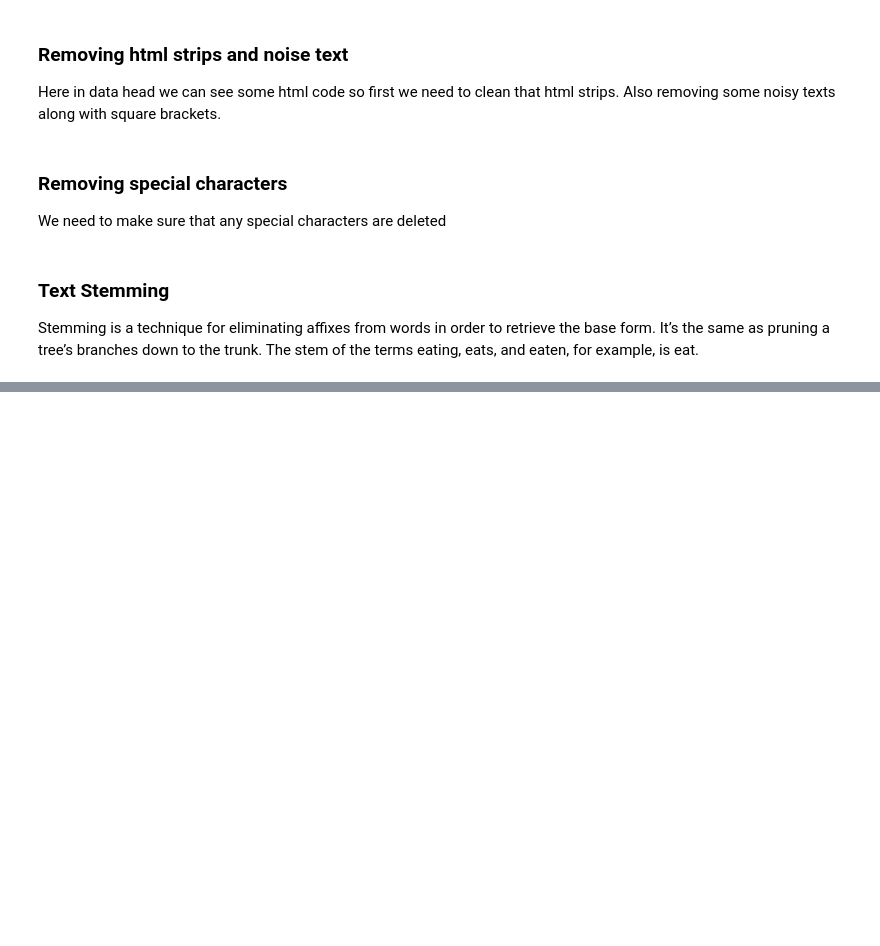
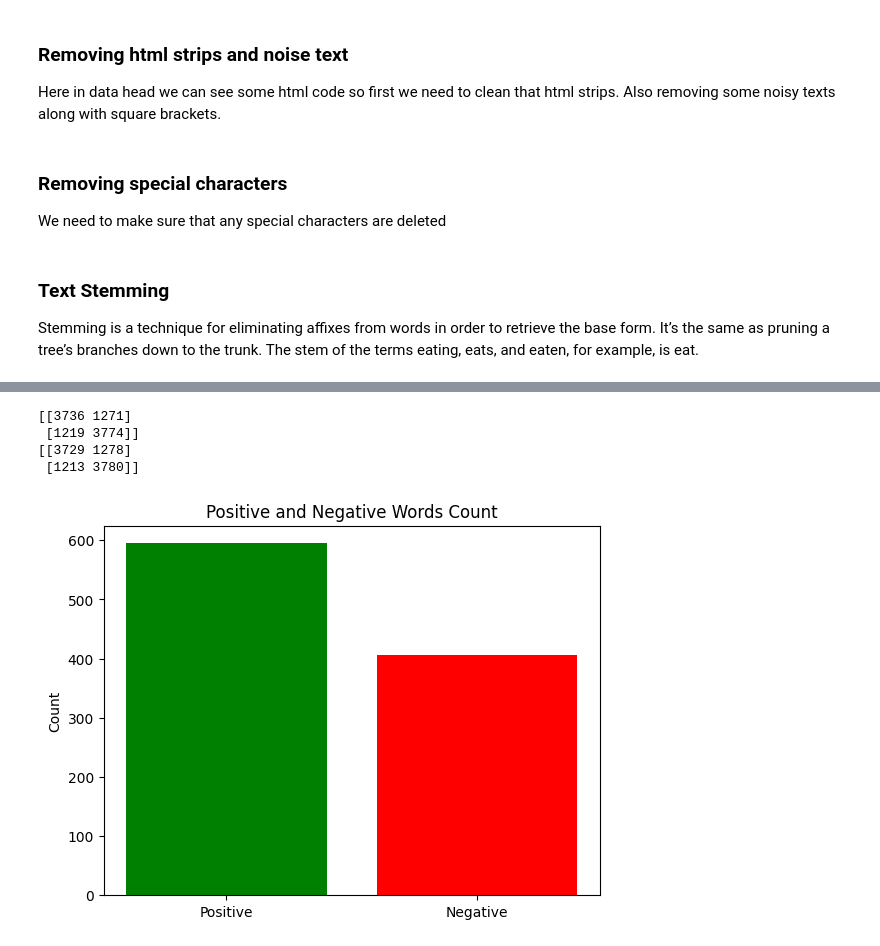
Before and after one commit to stavkran/IMDbReviews-Sentiment-Analysis, a Jupyter notebook: IMDbReviewsSentimentAnalysis.ipynb, the cells around one changed output, grey strips where cells are left out. Drawn from its saved outputs; the diff is of its cells as text; code cells hidden in the pictures; blank space fills up the shorter version.

```diff
--- a/IMDbReviewsSentimentAnalysis.ipynb
+++ b/IMDbReviewsSentimentAnalysis.ipynb
@@ -148,0 +156,17 @@ imdb_data['review']=imdb_data['review'].apply(simple_stemmer)
+# %%
+#set stopwords to english
+stop=set(stopwords.words('english'))
+print(stop)
+
+#removing the stopwords
+def remove_stopwords(text, is_lower_case=False):
+    tokens = tokenizer.tokenize(text)
+    tokens = [token.strip() for token in tokens]
+    if is_lower_case:
+        filtered_tokens = [token for token in tokens if token not in stopword_list]
+    else:
+        filtered_tokens = [token for token in tokens if token.lower() not in stopword_list]
+    filtered_text = ' '.join(filtered_tokens)
+    return filtered_text
+#Apply function on review column
+imdb_data['review']=imdb_data['review'].apply(remove_stopwords)
@@ -148,0 +178,4 @@ imdb_data['review']=imdb_data['review'].apply(simple_stemmer)
+# %%
+#normalized train reviews
+norm_train_reviews=imdb_data.review[:40000]
+norm_train_reviews[0]
@@ -148,0 +329,31 @@ imdb_data['review']=imdb_data['review'].apply(simple_stemmer)
+# %%
+#confusion matrix for bag of words
+cm_bow=confusion_matrix(test_sentiments,mnb_bow_predict,labels=[1,0])
+print(cm_bow)
+#confusion matrix for tfidf features
+cm_tfidf=confusion_matrix(test_sentiments,mnb_tfidf_predict,labels=[1,0])
+print(cm_tfidf)
+# %% [output]
+[[3736 1271]
+ [1219 3774]]
+[[3729 1278]
+ [1213 3780]]
+# %%
+positive_text=norm_train_reviews[1]
+negative_text=norm_train_reviews[8]
+
+# Count of positive and negative words
+positive_count = len(positive_text)
+negative_count = len(negative_text)
+
+# Data for the bar chart
+categories = ['Positive', 'Negative']
+counts = [positive_count, negative_count]
+
+# Create the bar chart
+plt.bar(categories, counts, color=['green', 'red'])
+plt.title('Positive and Negative Words Count')
+plt.ylabel('Count')
+plt.show()
+# %% [output]
+[figure, added]
```
Also changed, not shown: parts of 22 cells of this notebook.
